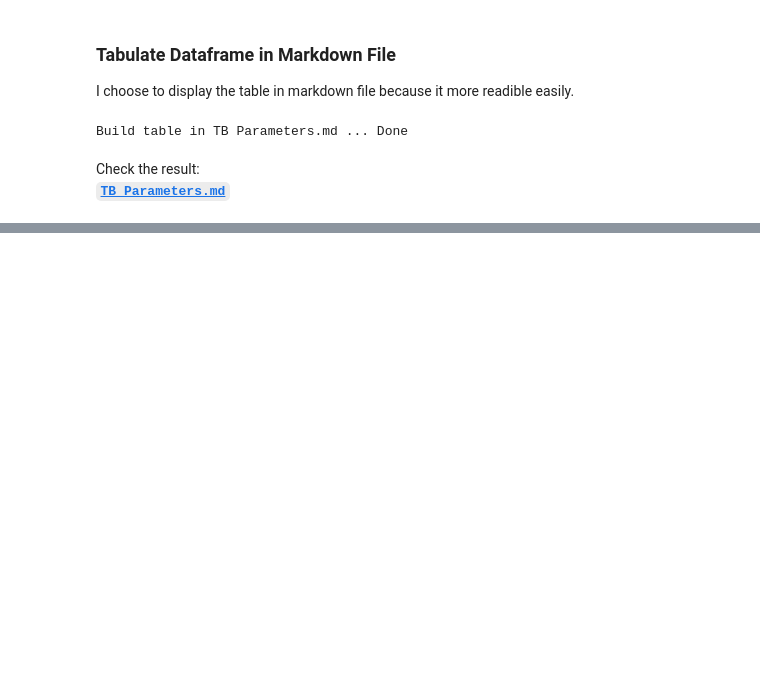
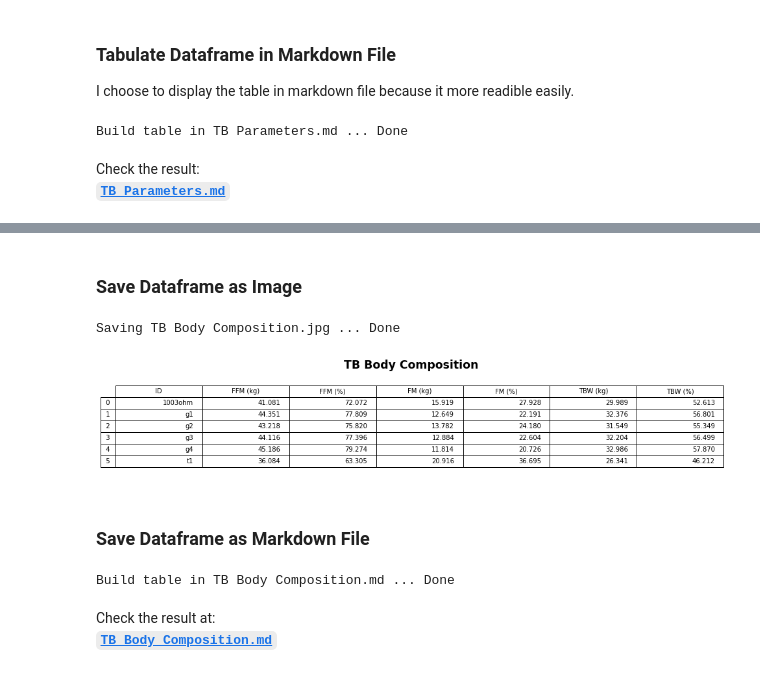
Before and after one commit to mahaamesha/body-impedance-measurement, a Jupyter notebook: src/processing.ipynb, the cells around one changed output, grey strips where cells are left out. Saved outputs shown, nothing was run; the diff lists cells and outputs as text; code cells hidden in the pictures; blank space fills up the shorter version.

Commit message:
processing data ok

```diff
--- a/src/processing.ipynb
+++ b/src/processing.ipynb
@@ -379,0 +397,7 @@ Check the result:\
+# %%
+# create dataframe from final retrieval_variation.json
+header = ["ID", "FFM (kg)", "FFM (%)", "FM (kg)", "FM (%)", "TBW (kg)", "TBW (%)"]
+data_key = ["id", "ffm", "ffm_percentage", "fm", "fm_percentage", "tbw", "tbw_percentage"]
+df_bc = build_df_from_file_json(header, data_key, file_path="tmp/retrieval_body_composition.json")
+
+df_bc
@@ -379,0 +412,18 @@ Check the result:\
+# %% [markdown]
+### Save Dataframe as Image
+# %%
+# save it as image
+save_df_as_image(df_bc, filename="TB Body Composition", saved_dirname=saved_dirname)
+# %% [output]
+Saving TB Body Composition.jpg ... Done
+[figure, added]
+# %% [markdown]
+### Save Dataframe as Markdown File
+# %%
+# tabulate dataframe in markdown file
+create_markdown_table_from_dataframe(df_bc, filename="TB Body Composition", saved_dirname=saved_dirname)
+# %% [output]
+Build table in TB Body Composition.md ... Done
+# %% [markdown]
+Check the result at:\
+[**`TB Body Composition.md`**](../media/hand%20to%20hand/TB%20Body%20Composition.md)
```
Also changed, not shown: parts of 6 cells of this notebook, 1 other file.
